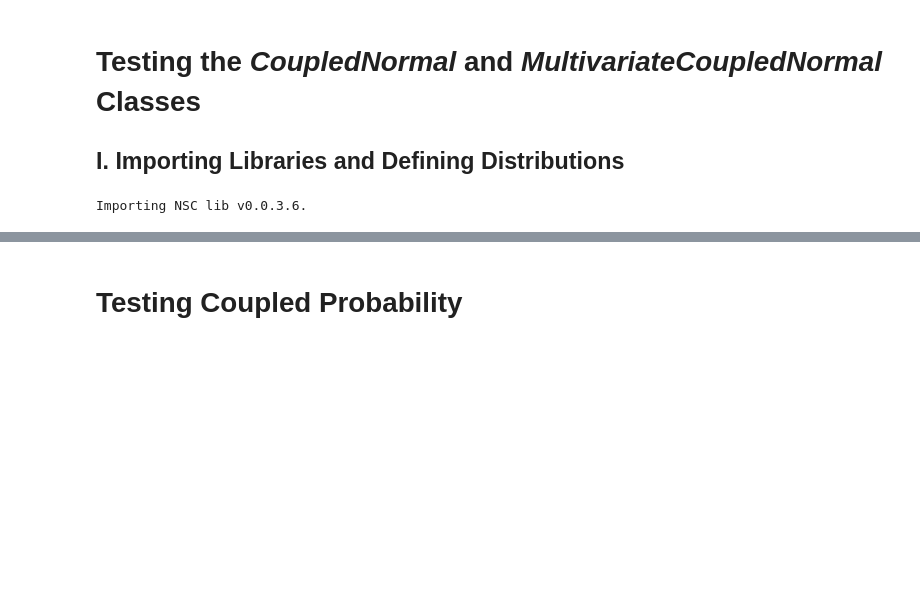
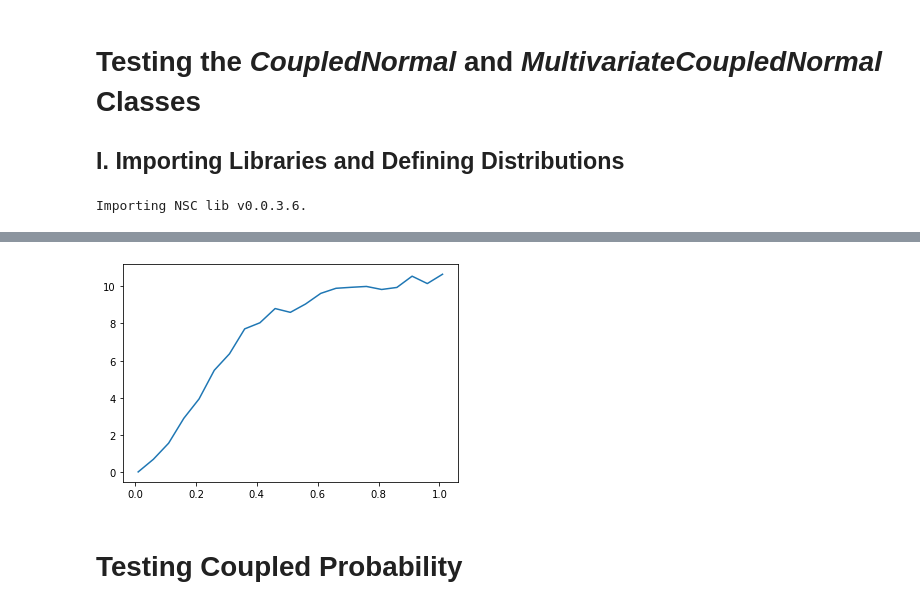
Before and after one commit to Photrek/Nonlinear-Statistical-Coupling, a Jupyter notebook: workspace/john/Coupled Entropy Functions Testing.ipynb, the cells around one changed output, grey strips where cells are left out. Cells and saved outputs as stored; diff of their text form; code cells hidden in the pictures; blank space fills up the shorter version.

```diff
--- a/workspace/john/Coupled Entropy Functions Testing.ipynb
+++ b/workspace/john/Coupled Entropy Functions Testing.ipynb
@@ -152,3 +215,8 @@ datetime.timedelta(microseconds=897177)
+# %%
+plt.plot(kappas, mse)
+plt.show()
+# %% [output]
+[figure, added]
 # %% [markdown]
 # Testing Coupled Probability
 # %%
```
Also changed, not shown: parts of 8 cells of this notebook, 1 other file.
